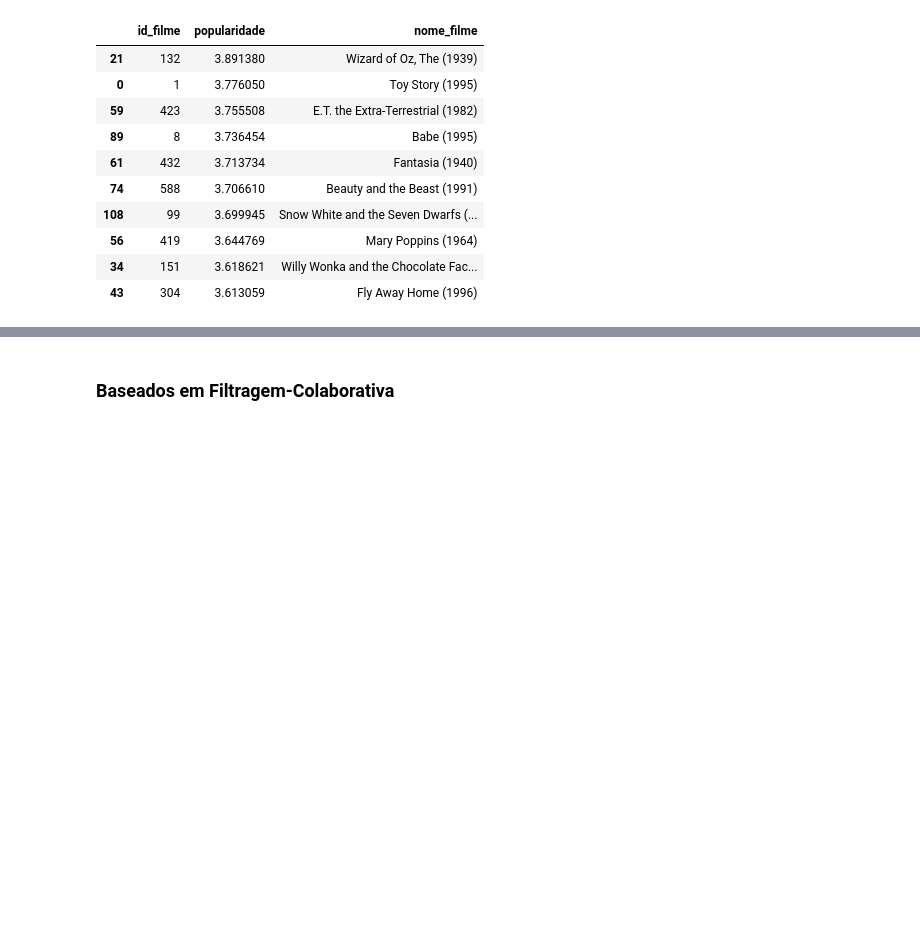
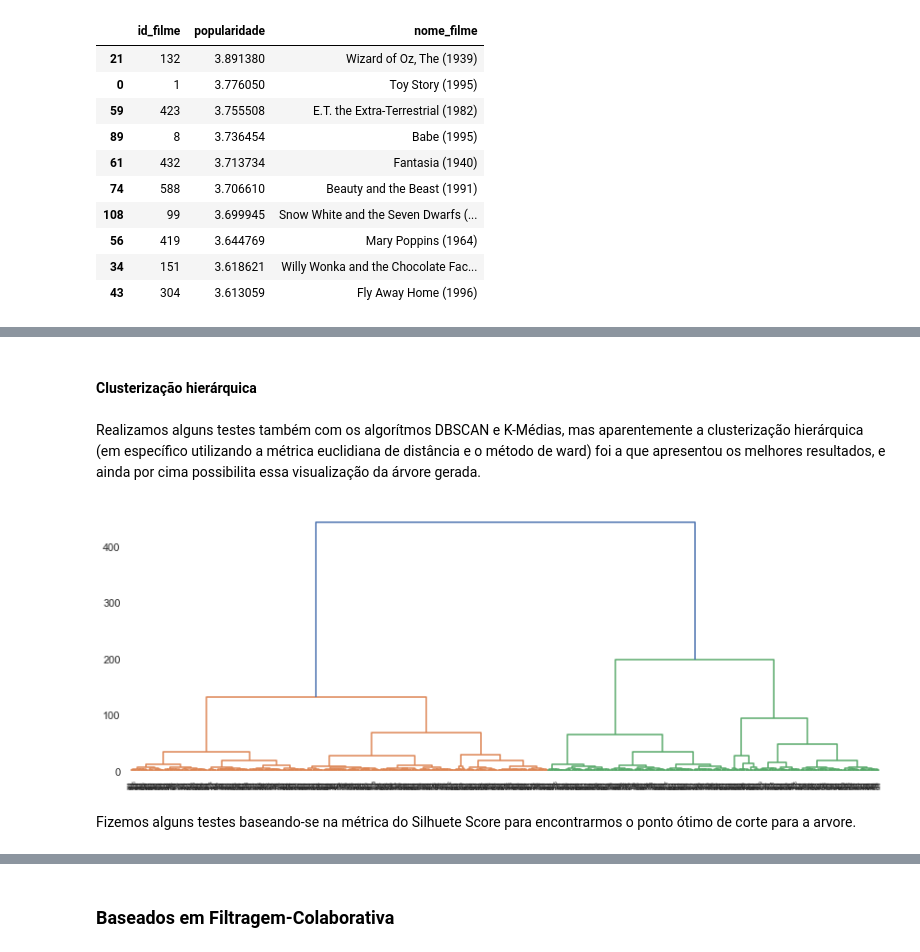
Before and after one commit to aravinii/SystemRecomendation, a Jupyter notebook: iris.ipynb, the cells around one changed output, grey strips where cells are left out. Cells and saved outputs as stored; diff of their text form; code cells hidden in the pictures; blank space fills up the shorter version.

```diff
--- a/iris.ipynb
+++ b/iris.ipynb
@@ -729,0 +751,3 @@ current_wr_imdb(search_theme(df, df_item, "tema_criancas"), 'avaliacao', 'id_fil
+# %%
+df_clustering = pd.get_dummies(df_usuarios[['idade','sexo','profissao','estado_usa']])
+df_clustering.head()
@@ -729,0 +762,14 @@ current_wr_imdb(search_theme(df, df_item, "tema_criancas"), 'avaliacao', 'id_fil
+# %% [markdown]
+#### Clusterização hierárquica
+# %% [markdown]
+Realizamos alguns testes também com os algorítmos DBSCAN e K-Médias, mas aparentemente a clusterização hierárquica (em específico utilizando a métrica euclidiana de distância e o método de ward) foi a que apresentou os melhores resultados, e ainda por cima possibilita essa visualização da árvore gerada.
+# %%
+#Para o single linkage temos
+plt.figure(figsize=(14,5))
+mergings = linkage(df_clustering, method="ward", metric='euclidean')
+dendrogram(mergings)
+plt.show(True)
+# %% [output]
+[figure, added]
+# %% [markdown]
+Fizemos alguns testes baseando-se na métrica do Silhuete Score para encontrarmos o ponto ótimo de corte para a arvore.
```
Also changed, not shown: parts of 35 cells of this notebook.
